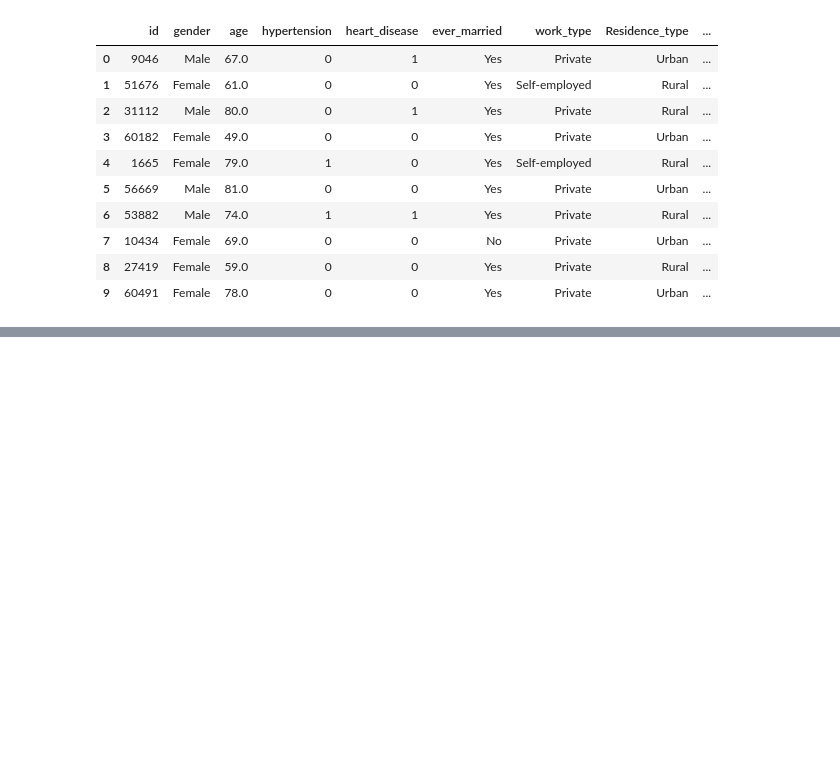
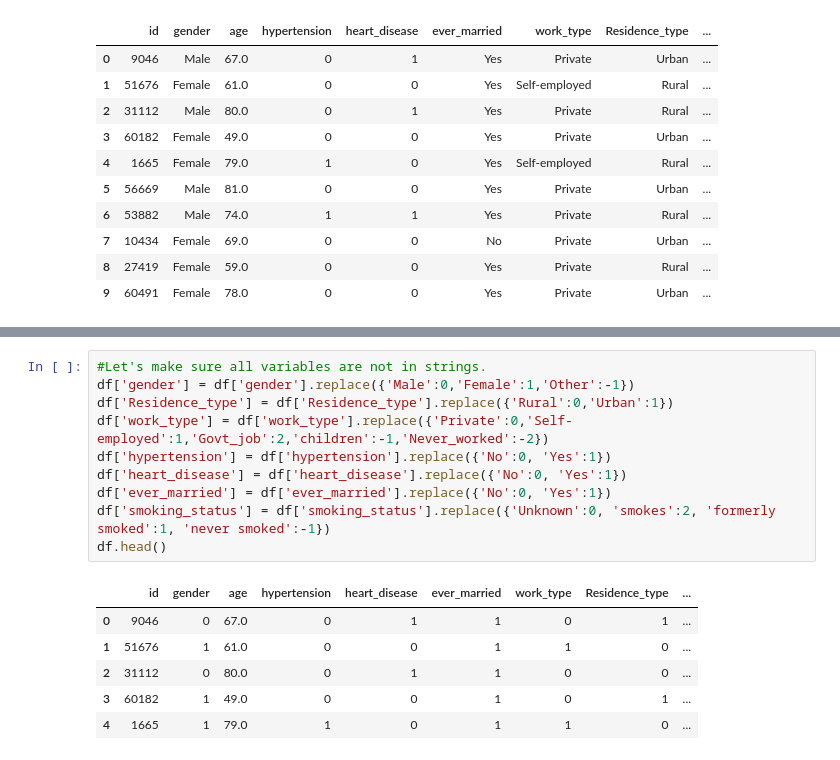
Before and after one commit to tomepedrogit/Stroke-Prediction-Dataset, a Jupyter notebook: stroke_prediction.ipynb, the cells around one changed output, grey strips where cells are left out. Drawn from its saved outputs; the diff is of its cells as text; blank space fills up the shorter version.

```diff
--- a/stroke_prediction.ipynb
+++ b/stroke_prediction.ipynb
@@ -192,0 +202,17 @@ sns.heatmap(corr, annot=True)
+# %%
+#Let's make sure all variables are not in strings.
+df['gender'] = df['gender'].replace({'Male':0,'Female':1,'Other':-1})
+df['Residence_type'] = df['Residence_type'].replace({'Rural':0,'Urban':1})
+df['work_type'] = df['work_type'].replace({'Private':0,'Self-employed':1,'Govt_job':2,'children':-1,'Never_worked':-2})
+df['hypertension'] = df['hypertension'].replace({'No':0, 'Yes':1})
+df['heart_disease'] = df['heart_disease'].replace({'No':0, 'Yes':1})
+df['ever_married'] = df['ever_married'].replace({'No':0, 'Yes':1})
+df['smoking_status'] = df['smoking_status'].replace({'Unknown':0, 'smokes':2, 'formerly smoked':1, 'never smoked':-1})
+df.head()
+# %% [output]
+|  | id | gender | age | hypertension | heart_disease | ever_married | work_type | Residence_type | ... |
+| 0 | 9046 | 0 | 67.0 | 0 | 1 | 1 | 0 | 1 | ... |
+| 1 | 51676 | 1 | 61.0 | 0 | 0 | 1 | 1 | 0 | ... |
+| 2 | 31112 | 0 | 80.0 | 0 | 1 | 1 | 0 | 0 | ... |
+| 3 | 60182 | 1 | 49.0 | 0 | 0 | 1 | 0 | 1 | ... |
+| 4 | 1665 | 1 | 79.0 | 1 | 0 | 1 | 1 | 0 | ... |
```
Also changed, not shown: parts of 18 cells of this notebook.
